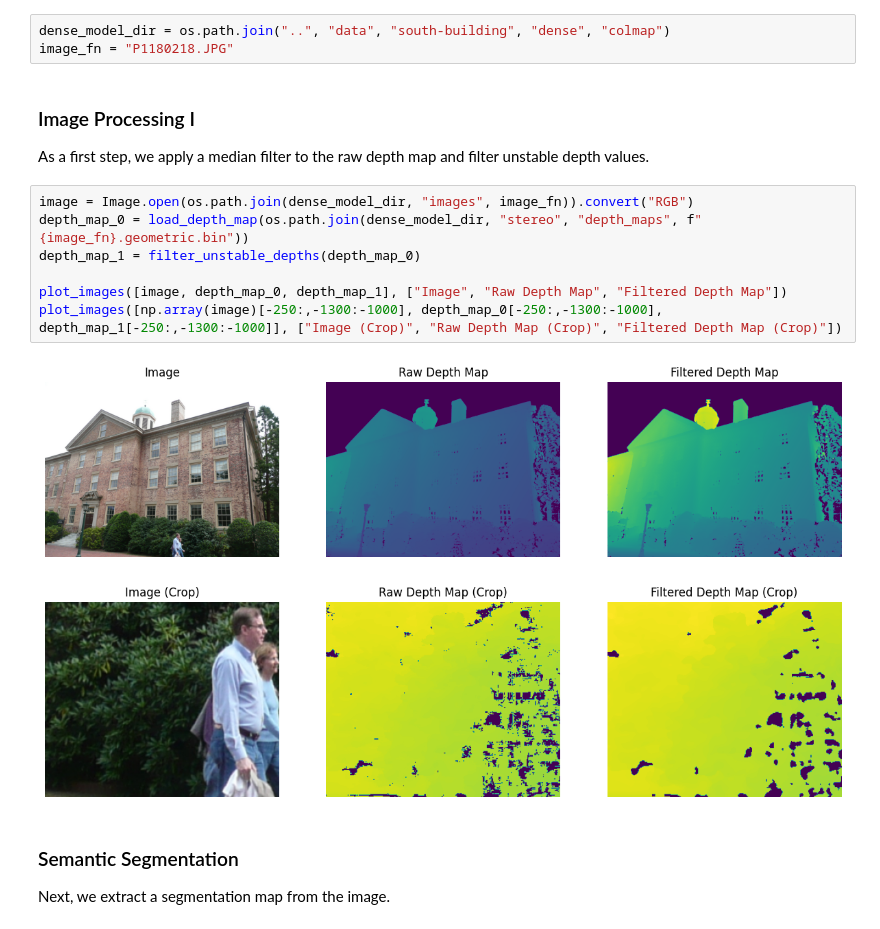
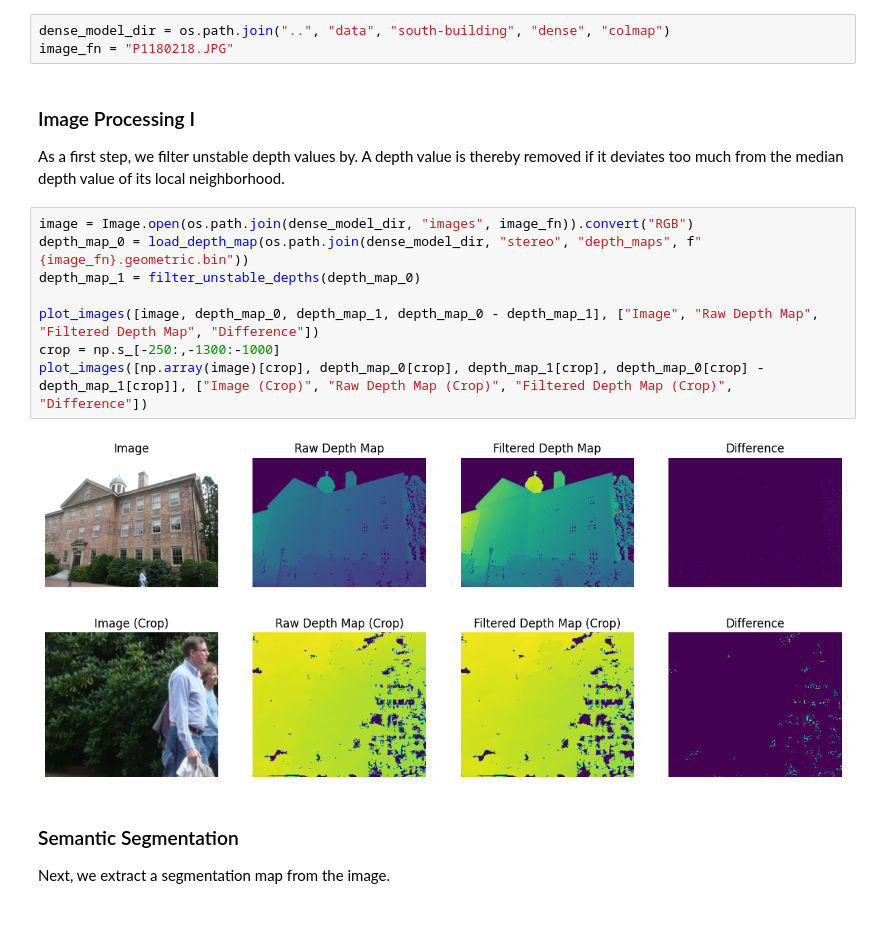
Before and after one commit to fyangch/RefinedMegaDepth, a Jupyter notebook: notebooks/postprocessing.ipynb, the cells around one changed output. Saved outputs shown, nothing was run; the diff lists cells and outputs as text.

Commit message:
Change semantics of unstable depth filtering

```diff
--- a/notebooks/postprocessing.ipynb
+++ b/notebooks/postprocessing.ipynb
@@ -39,17 +39,18 @@ dense_model_dir = os.path.join("..", "data", "south-building", "dense", "colmap"
 image_fn = "P1180218.JPG"
 # %% [markdown]
 ### Image Processing I
-As a first step, we apply a median filter to the raw depth map and filter unstable depth values.
+As a first step, we filter unstable depth values by. A depth value is thereby removed if it deviates too much from the median depth value of its local neighborhood.
 # %%
 image = Image.open(os.path.join(dense_model_dir, "images", image_fn)).convert("RGB")
 depth_map_0 = load_depth_map(os.path.join(dense_model_dir, "stereo", "depth_maps", f"{image_fn}.geometric.bin"))
 depth_map_1 = filter_unstable_depths(depth_map_0)
 
-plot_images([image, depth_map_0, depth_map_1], ["Image", "Raw Depth Map", "Filtered Depth Map"])
-plot_images([np.array(image)[-250:,-1300:-1000], depth_map_0[-250:,-1300:-1000], depth_map_1[-250:,-1300:-1000]], ["Image (Crop)", "Raw Depth Map (Crop)", "Filtered Depth Map (Crop)"])
+plot_images([image, depth_map_0, depth_map_1, depth_map_0 - depth_map_1], ["Image", "Raw Depth Map", "Filtered Depth Map", "Difference"])
+crop = np.s_[-250:,-1300:-1000]
+plot_images([np.array(image)[crop], depth_map_0[crop], depth_map_1[crop], depth_map_0[crop] - depth_map_1[crop]], ["Image (Crop)", "Raw Depth Map (Crop)", "Filtered Depth Map (Crop)", "Difference"])
 # %% [output]
-[figure, old version]
+[figure, new version]
-[figure, old version]
+[figure, new version]
 # %% [markdown]
 ### Semantic Segmentation
 Next, we extract a segmentation map from the image.
```
Also changed, not shown: parts of 2 cells of this notebook, 1 other file.
